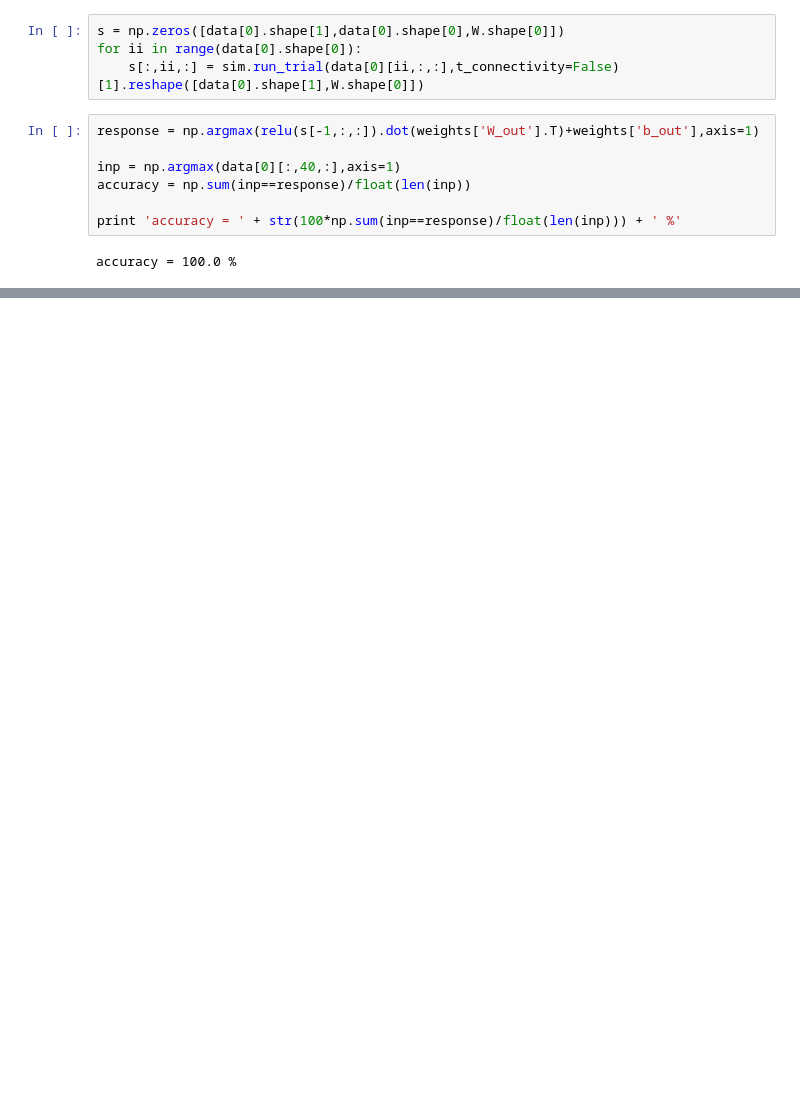
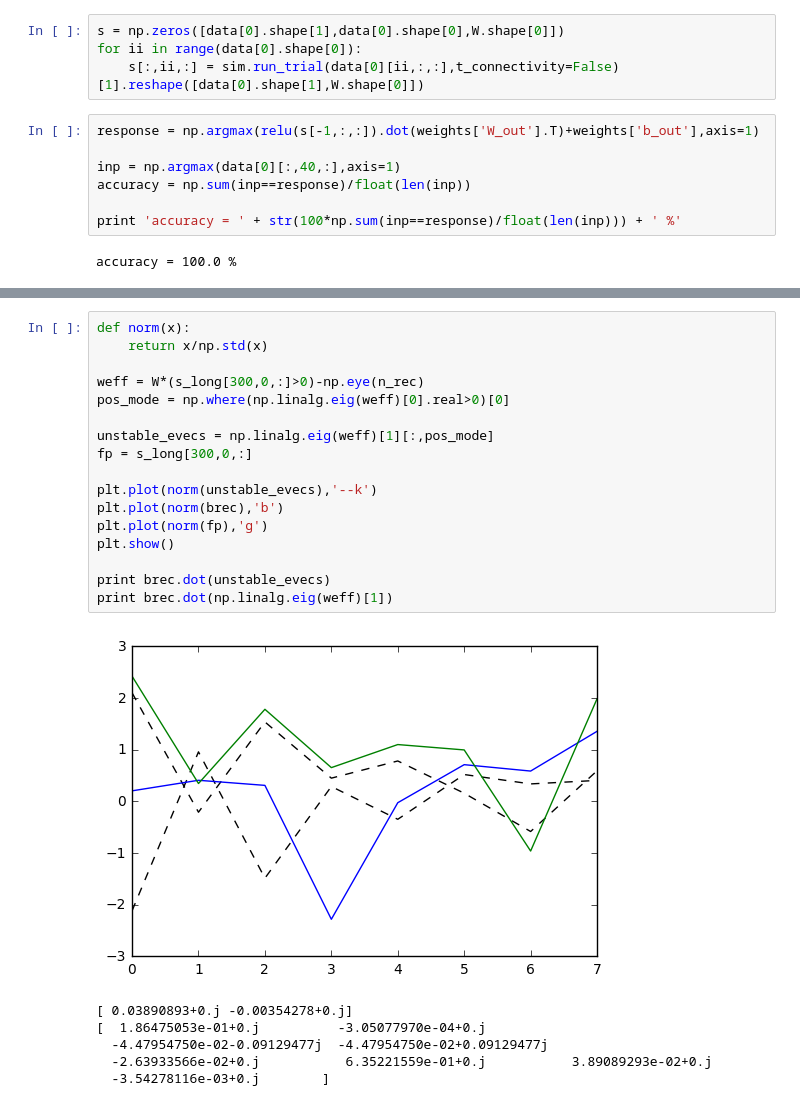
Before and after one commit to davidbrandfonbrener/sisyphus2, a Jupyter notebook: notebooks/fixed_point_task_analysis.ipynb, the cells around one changed output, grey strips where cells are left out. Saved outputs shown, nothing was run; the diff lists cells and outputs as text; blank space fills up the shorter version.

```diff
--- a/notebooks/fixed_point_task_analysis.ipynb
+++ b/notebooks/fixed_point_task_analysis.ipynb
@@ -442,0 +480,24 @@ plt.show()
+# %%
+def norm(x):
+    return x/np.std(x)
+
+weff = W*(s_long[300,0,:]>0)-np.eye(n_rec)
+pos_mode = np.where(np.linalg.eig(weff)[0].real>0)[0]
+
+unstable_evecs = np.linalg.eig(weff)[1][:,pos_mode]
+fp = s_long[300,0,:]
+
+plt.plot(norm(unstable_evecs),'--k')
+plt.plot(norm(brec),'b')
+plt.plot(norm(fp),'g')
+plt.show()
+
+print brec.dot(unstable_evecs)
+print brec.dot(np.linalg.eig(weff)[1])
+# %% [output]
+[figure, added]
+[ 0.03890893+0.j -0.00354278+0.j]
+[  1.86475053e-01+0.j          -3.05077970e-04+0.j
+  -4.47954750e-02-0.09129477j  -4.47954750e-02+0.09129477j
+  -2.63933566e-02+0.j           6.35221559e-01+0.j           3.89089293e-02+0.j
+  -3.54278116e-03+0.j        ]
```
Also changed, not shown: parts of 21 cells of this notebook, 1 other file.
